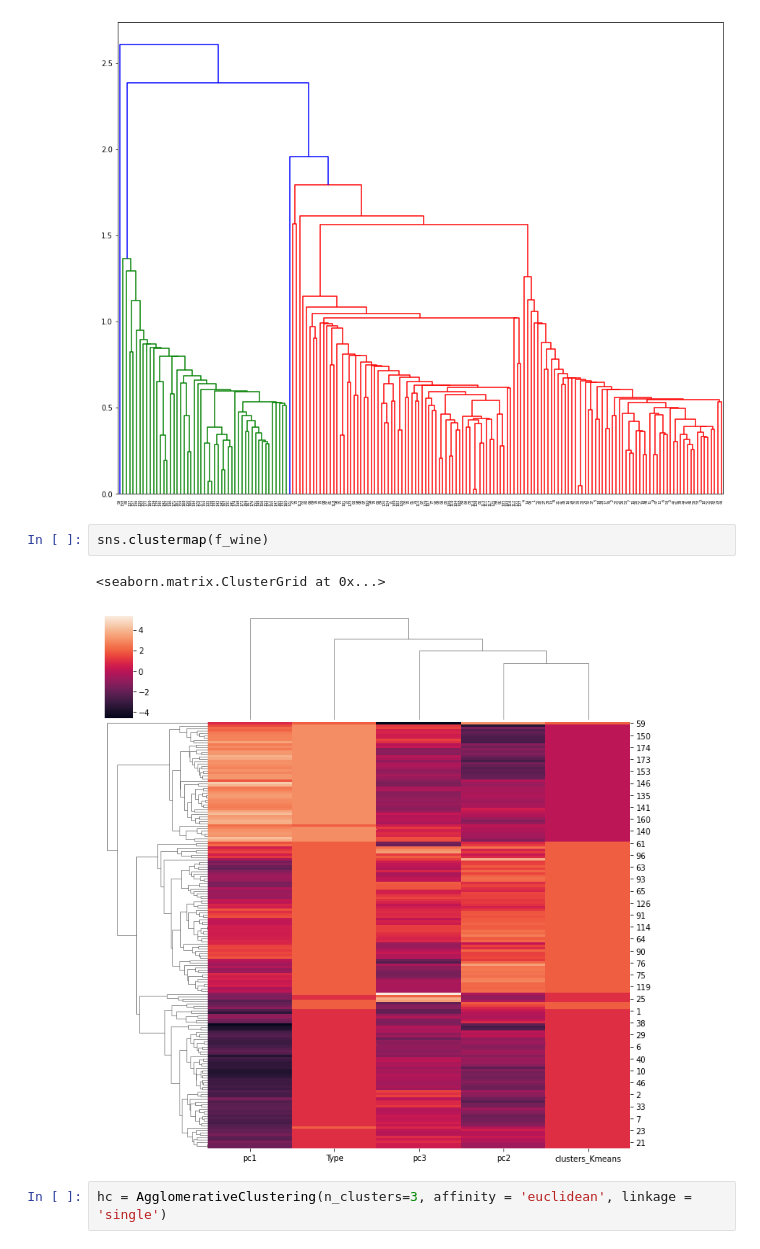
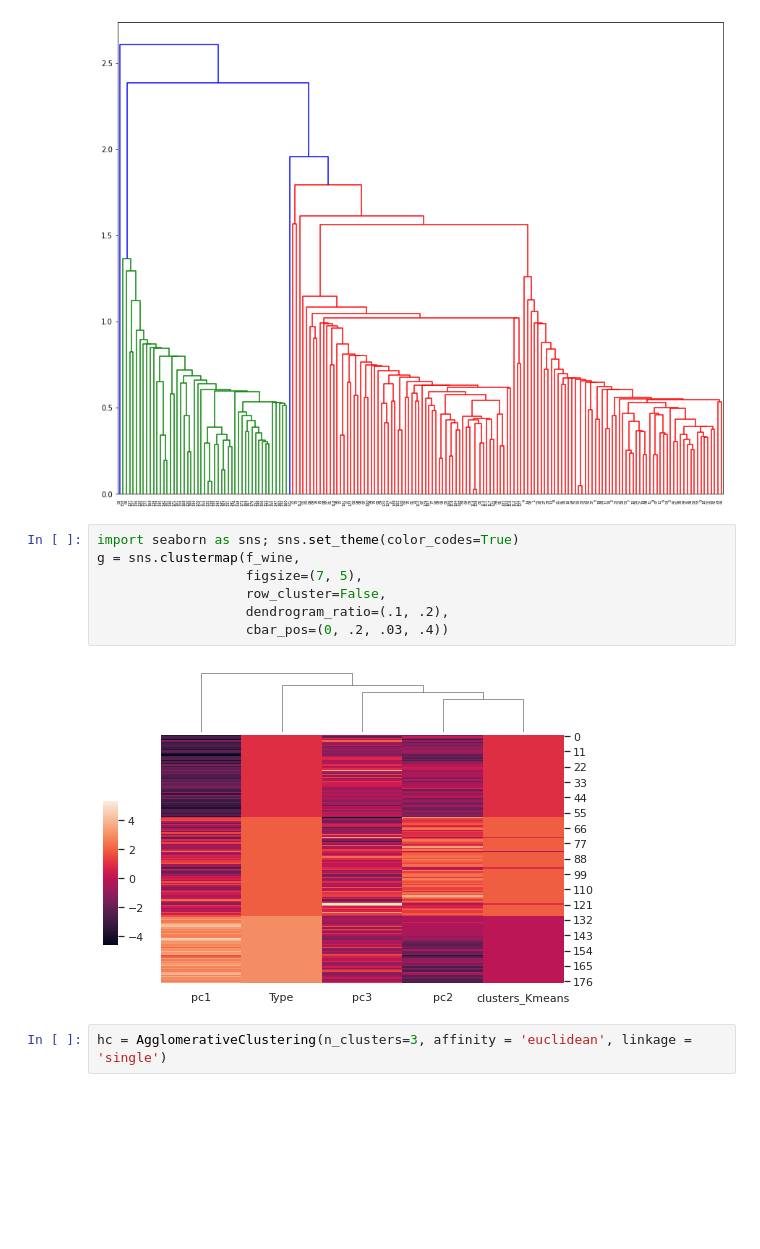
Before and after one commit to Bhavin52/Assignment, a Jupyter notebook: PCA_Q1.ipynb, the cells around one changed output. Cells and saved outputs as stored; diff of their text form; blank space fills up the shorter version.

```diff
--- a/PCA_Q1.ipynb
+++ b/PCA_Q1.ipynb
@@ -244,11 +238,15 @@ plt.figure(figsize=(15,12))
 dendrogram = sch.dendrogram(sch.linkage(f_wine, method='single'))
 # %% [output]
 [figure]
-# %%
-sns.clustermap(f_wine)
-# %% [output]
-<seaborn.matrix.ClusterGrid at 0x...>
-[figure, removed]
+# %%
+import seaborn as sns; sns.set_theme(color_codes=True)
+g = sns.clustermap(f_wine,
+                   figsize=(7, 5),
+                   row_cluster=False,
+                   dendrogram_ratio=(.1, .2),
+                   cbar_pos=(0, .2, .03, .4))
+# %% [output]
+[figure, added]
 # %%
 hc = AgglomerativeClustering(n_clusters=3, affinity = 'euclidean', linkage = 'single')
 # %%
```
Also changed, not shown: parts of 1 cell of this notebook.
